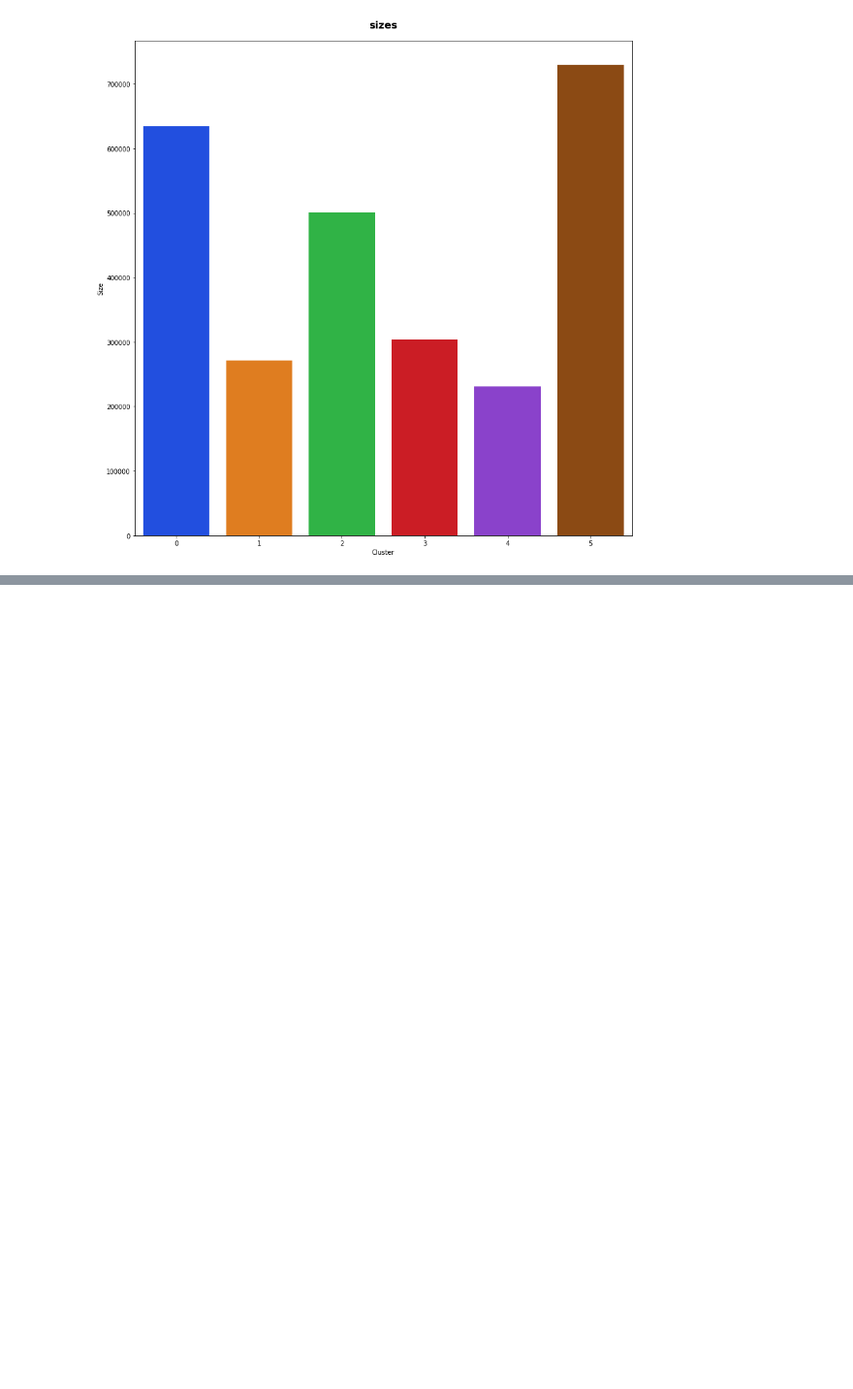
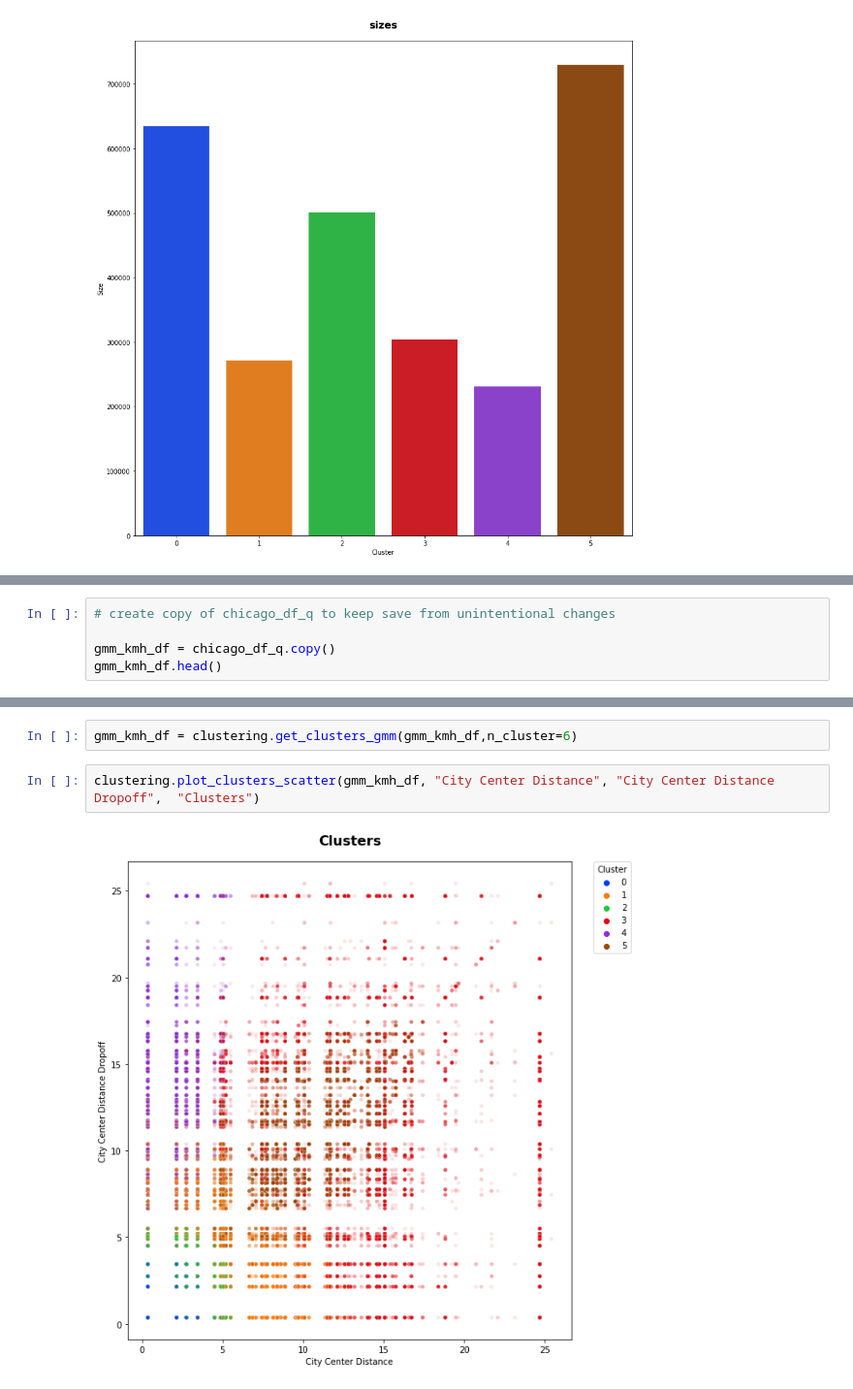
Before and after one commit to SepehrRad/aaa21, a Jupyter notebook: notebooks/clustering.ipynb, the cells around one changed output, grey strips where cells are left out. Shown at 97% size. Saved outputs shown, nothing was run; the diff lists cells and outputs as text; blank space fills up the shorter version.

```diff
--- a/notebooks/clustering.ipynb
+++ b/notebooks/clustering.ipynb
@@ -243,0 +305,5 @@ clustering.plot_clusters_sizes(kmeans_df, "sizes", save_plot= True, save_name='S
+# %%
+# create copy of chicago_df_q to keep save from unintentional changes
+
+gmm_kmh_df = chicago_df_q.copy()
+gmm_kmh_df.head()
@@ -243,0 +317,6 @@ clustering.plot_clusters_sizes(kmeans_df, "sizes", save_plot= True, save_name='S
+# %%
+gmm_kmh_df = clustering.get_clusters_gmm(gmm_kmh_df,n_cluster=6)
+# %%
+clustering.plot_clusters_scatter(gmm_kmh_df, "City Center Distance", "City Center Distance Dropoff",  "Clusters")
+# %% [output]
+[figure, added]
```
Also changed, not shown: parts of 37 cells of this notebook.
